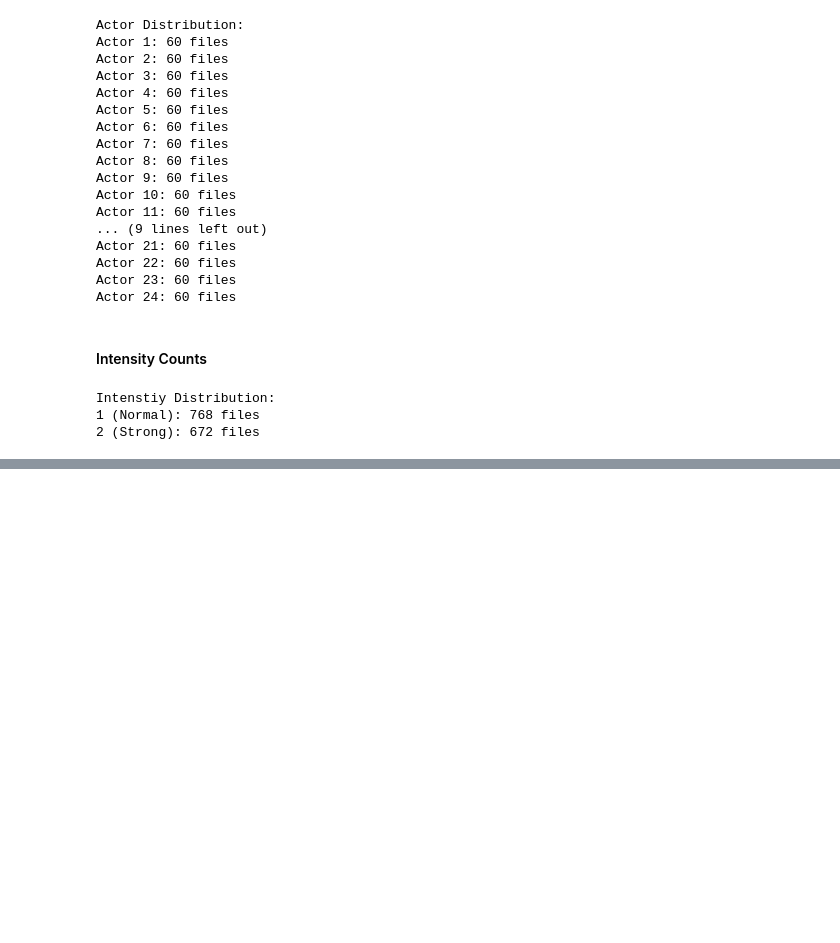
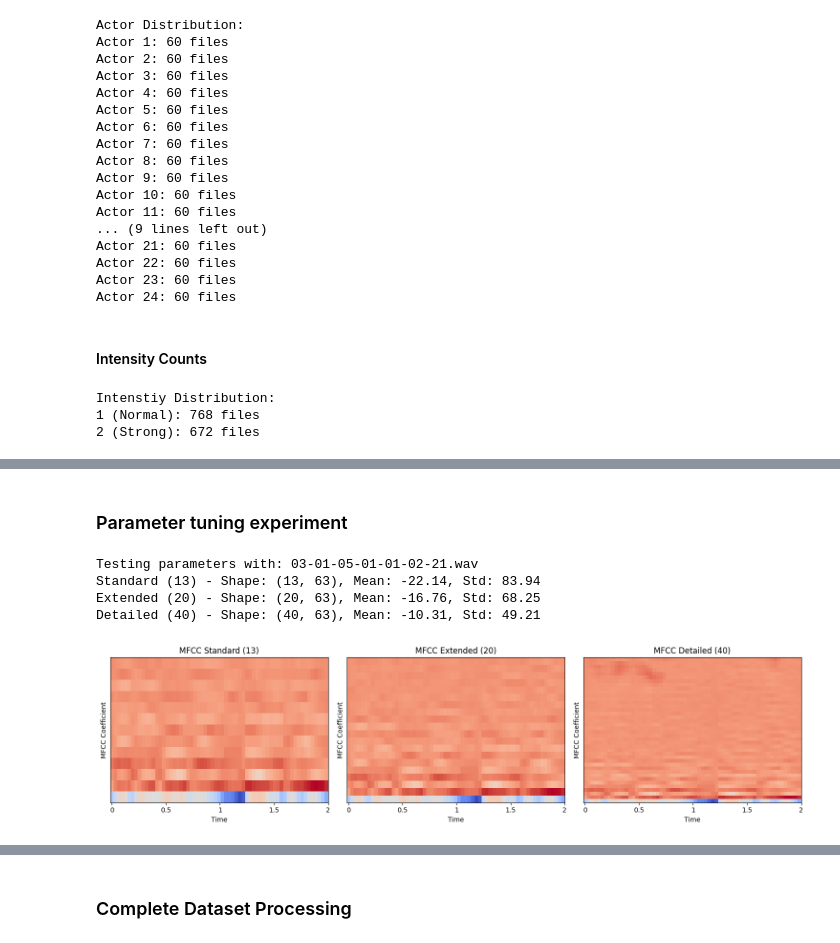
Before and after one commit to Tushar9422/Multimodal_mental_health_ai, a Jupyter notebook: notebooks/audio_collector.ipynb, the cells around one changed output, grey strips where cells are left out. Drawn from its saved outputs; the diff is of its cells as text; code cells hidden in the pictures; blank space fills up the shorter version.

```diff
--- a/notebooks/audio_collector.ipynb
+++ b/notebooks/audio_collector.ipynb
@@ -323,0 +711,74 @@ TypeError: subplot() takes 1 or 3 positional arguments but 2 were given
+# %% [markdown]
+### Parameter tuning experiment
+# %%
+# experiment with different MFCC parameters
+def compare_feature_parameters(audio_file):
+    y, sr = librosa.load(audio_file, sr=config.Audio_Sample_Rate)
+    y_trimmed, _ = librosa.effects.trim(y, top_db=20)
+
+    # test different MFCC parameters
+    mfcc_configs = [
+        {'n_mfcc': 13, 'name': 'Standard (13)'},
+        {'n_mfcc': 20, 'name': 'Extended (20)'},
+        {'n_mfcc': 40, 'name': 'Detailed (40)'}
+    ]
+
+    fig, axes = plt.subplots(1, len(mfcc_configs), figsize=(15, 4))
+
+    results = {}
+    for i, mfcc_config in enumerate(mfcc_configs):
+        mfcc = librosa.feature.mfcc(
+            y = y_trimmed, sr = sr,
+            n_mfcc = mfcc_config['n_mfcc'],
+            hop_length = config.Audio_Hop_Length,
+            n_fft = config.Audio_N_FFT
+        )
+
+        librosa.display.specshow(mfcc, sr=sr, x_axis='time', ax=axes[i])
+        axes[i].set_title(f"MFCC {mfcc_config['name']}")
+        axes[i].set_ylabel("MFCC Coefficient")
+
+        results[mfcc_config['name']] = {
+            'shape': mfcc.shape,
+            'mean': np.mean(mfcc),
+            'std': np.std(mfcc),
+            'mfcc_data': mfcc
+        }
+
+
+        print(f"{mfcc_config['name']} - Shape: {mfcc.shape}, Mean: {np.mean(mfcc):.2f}, Std: {np.std(mfcc):.2f}")
+
+    plt.tight_layout()
+    plt.show()
+
+    # Test different hop lengths
+    print(f"\n Testing different hop lengths:")
+    hop_lengths = [256, 512, 1024]
+
+    for hop_length in hop_lengths:
+        mfcc = librosa.feature.mfcc(
+            y=y_trimmed, sr=sr,
+            n_mfcc=20,
+            hop_length=hop_length,
+            n_fft=config.Audio_N_FFT
+        )
+
+        print(f"Hop length {hop_length}: Shape={mfcc.shape}, Time resolution={mfcc.shape[1]} frames")
+
+    return results
+
+
+sample_file = RAVDESS_DATA[0]['filepath']
+print(f"Testing parameters with: {sample_file.name}")
+parameters_results = compare_feature_parameters(sample_file)
+
+print(f"\n Parameter Recommendations:")
+print(f"-Use 13 MFCCs for speed, 20+ for better accuracy.")
+print(f"-Hop length 512 provides good balance.")
+print(f"-Current config: {config.Audio_N_Mfcc} MFCCs, {config.Audio_Hop_Length} hop length.")
+# %% [output]
+Testing parameters with: 03-01-05-01-01-02-21.wav
+Standard (13) - Shape: (13, 63), Mean: -22.14, Std: 83.94
+Extended (20) - Shape: (20, 63), Mean: -16.76, Std: 68.25
+Detailed (40) - Shape: (40, 63), Mean: -10.31, Std: 49.21
+[figure, added]
@@ -323,0 +794,2 @@ TypeError: subplot() takes 1 or 3 positional arguments but 2 were given
+# %% [markdown]
+### Complete Dataset Processing
```
Also changed, not shown: parts of 22 cells of this notebook, 1 other file.
